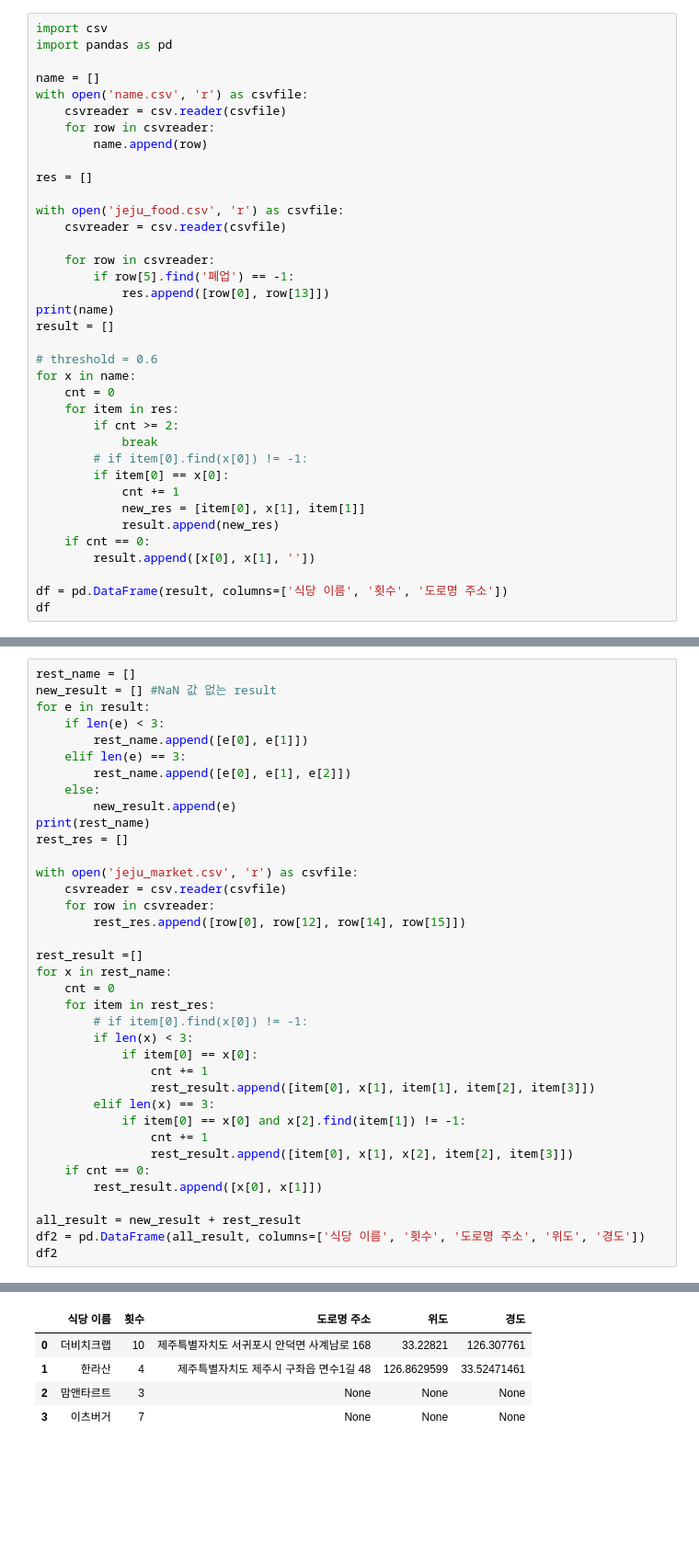
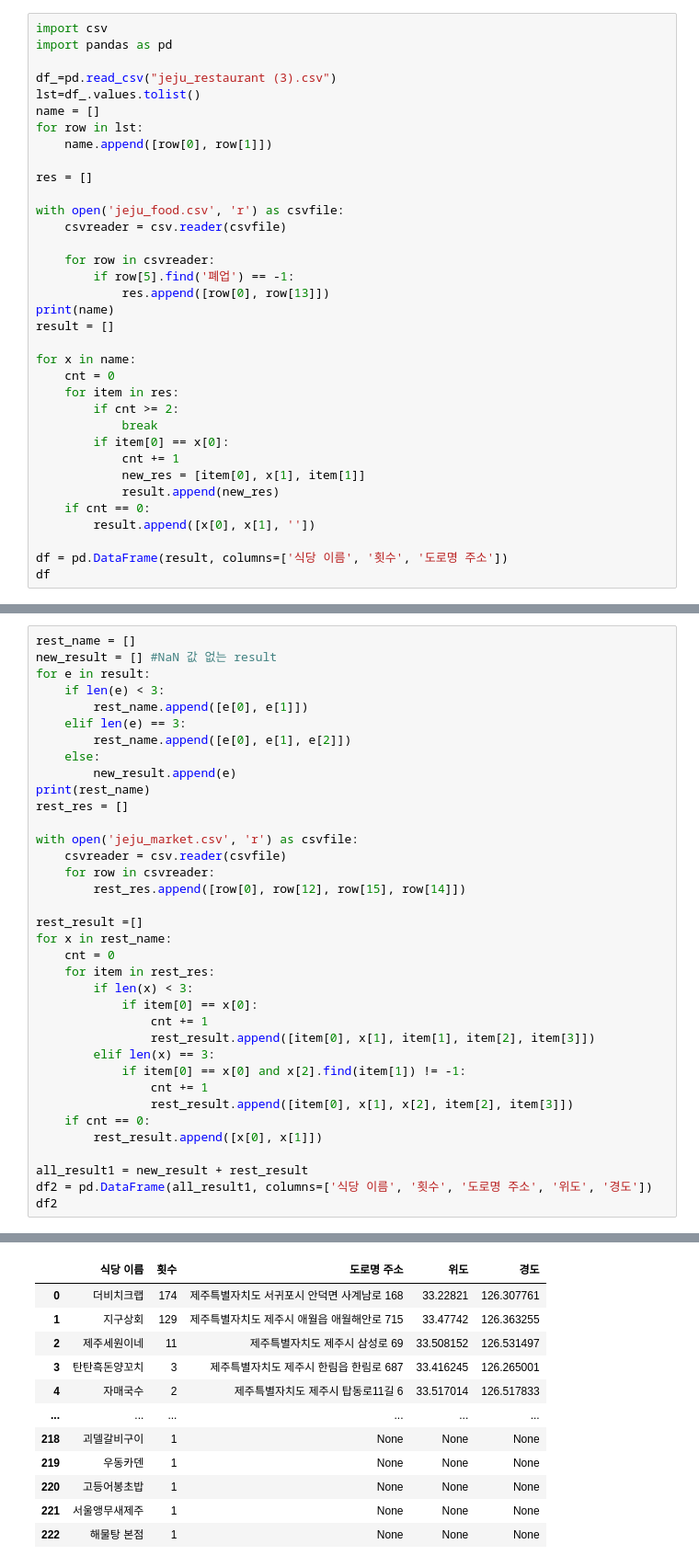
Before and after one commit to DongmyeongBack/instaHOTplace, a Jupyter notebook: addr_lat_log.ipynb, the cells around one changed output, grey strips where cells are left out. Shown at 92% size. Saved outputs shown, nothing was run; the diff lists cells and outputs as text; blank space fills up the shorter version.

```diff
--- a/addr_lat_log.ipynb
+++ b/addr_lat_log.ipynb
@@ -2,11 +2,11 @@
 import csv
 import pandas as pd
 
+df_=pd.read_csv("jeju_restaurant (3).csv")
+lst=df_.values.tolist()
 name = []
-with open('name.csv', 'r') as csvfile:
-    csvreader = csv.reader(csvfile)
-    for row in csvreader:
-        name.append(row)
+for row in lst:
+    name.append([row[0], row[1]])
 
 res = []
 
@@ -19,13 +19,11 @@ with open('jeju_food.csv', 'r') as csvfile:
 print(name)
 result = []
 
-# threshold = 0.6
 for x in name:
     cnt = 0
     for item in res:
         if cnt >= 2:
             break
-        # if item[0].find(x[0]) != -1:
         if item[0] == x[0]:
             cnt += 1
             new_res = [item[0], x[1], item[1]]
@@ -97,13 +130,12 @@ rest_res = []
 with open('jeju_market.csv', 'r') as csvfile:
     csvreader = csv.reader(csvfile)
     for row in csvreader:
-        rest_res.append([row[0], row[12], row[14], row[15]])
+        rest_res.append([row[0], row[12], row[15], row[14]])
 
 rest_result =[]
 for x in rest_name:
     cnt = 0
     for item in rest_res:
-        # if item[0].find(x[0]) != -1:
         if len(x) < 3:
             if item[0] == x[0]:
                 cnt += 1
@@ -115,7 +147,7 @@ for x in rest_name:
     if cnt == 0:
         rest_result.append([x[0], x[1]])
 
-all_result = new_result + rest_result
-df2 = pd.DataFrame(all_result, columns=['식당 이름', '횟수', '도로명 주소', '위도', '경도'])
+all_result1 = new_result + rest_result
+df2 = pd.DataFrame(all_result1, columns=['식당 이름', '횟수', '도로명 주소', '위도', '경도'])
 df2
 # %% [output]
@@ -123,5 +155,12 @@ df2
 |  | 식당 이름 | 횟수 | 도로명 주소 | 위도 | 경도 |
-| 0 | 더비치크랩 | 10 | 제주특별자치도 서귀포시 안덕면 사계남로 168 | 33.22821 | 126.307761 |
-| 1 | 한라산 | 4 | 제주특별자치도 제주시 구좌읍 면수1길 48 | 126.8629599 | 33.52471461 |
-| 2 | 맘앤타르트 | 3 | None | None | None |
-| 3 | 이츠버거 | 7 | None | None | None |
+| 0 | 더비치크랩 | 174 | 제주특별자치도 서귀포시 안덕면 사계남로 168 | 33.22821 | 126.307761 |
+| 1 | 지구상회 | 129 | 제주특별자치도 제주시 애월읍 애월해안로 715 | 33.47742 | 126.363255 |
+| 2 | 제주세원이네 | 11 | 제주특별자치도 제주시 삼성로 69 | 33.508152 | 126.531497 |
+| 3 | 탄탄흑돈양꼬치 | 3 | 제주특별자치도 제주시 한림읍 한림로 687 | 33.416245 | 126.265001 |
+| 4 | 자매국수 | 2 | 제주특별자치도 제주시 탑동로11길 6 | 33.517014 | 126.517833 |
+| ... | ... | ... | ... | ... | ... |
+| 218 | 괴델갈비구이 | 1 | None | None | None |
+| 219 | 우동카덴 | 1 | None | None | None |
+| 220 | 고등어봉초밥 | 1 | None | None | None |
+| 221 | 서울앵무새제주 | 1 | None | None | None |
+| 222 | 해물탕 본점 | 1 | None | None | None |
```
Also changed, not shown: parts of 7 cells of this notebook, 1 other file.
